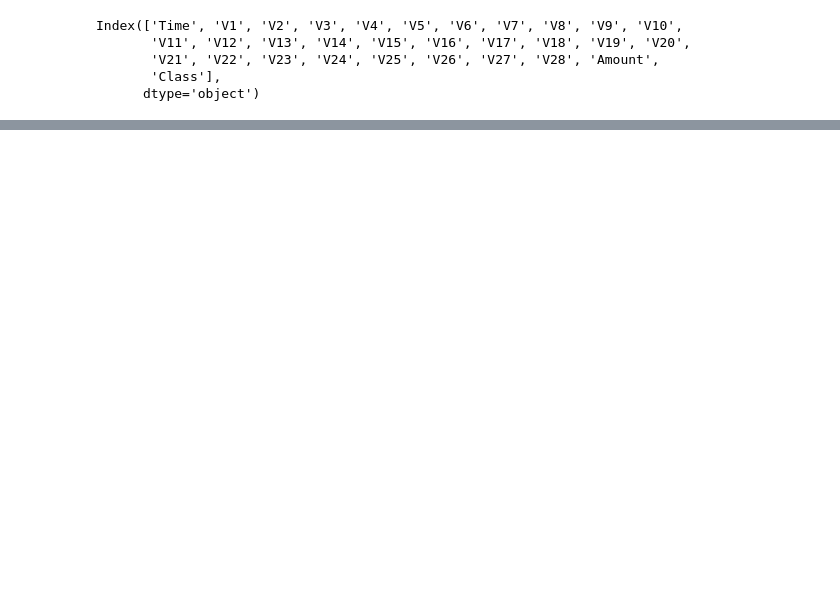
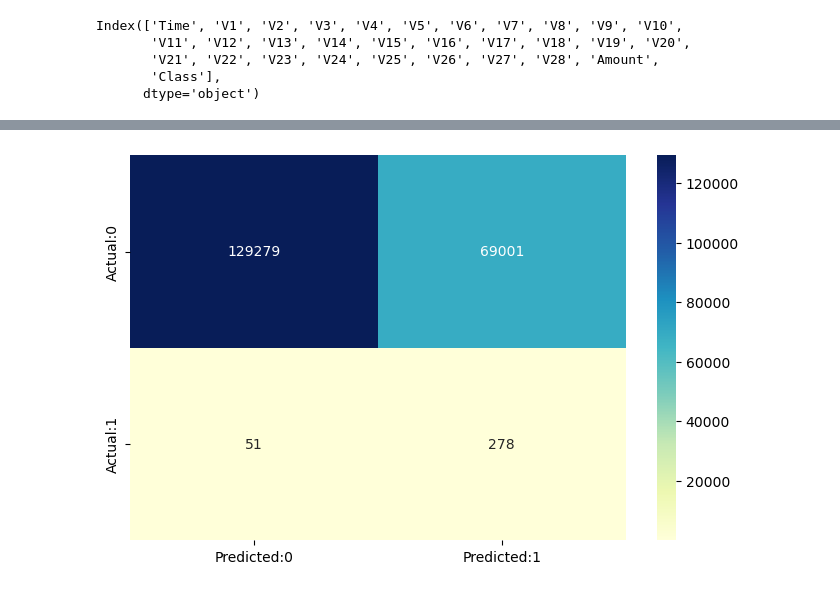
Before and after one commit to dawoodshahzad07/ML-Lab05, a Jupyter notebook: Lab05.ipynb, the cells around one changed output, grey strips where cells are left out. Cells and saved outputs as stored; diff of their text form; code cells hidden in the pictures; blank space fills up the shorter version.

```diff
--- a/Lab05.ipynb
+++ b/Lab05.ipynb
@@ -89,0 +187,17 @@ y=df['Class']
+# %%
+#giving full dataset
+x=df[['V1', 'V2', 'V3', 'V4', 'V5', 'V6', 'V7', 'V8', 'V9', 'V10',
+       'V11', 'V12', 'V13', 'V14', 'V15', 'V16', 'V17', 'V18', 'V19', 'V20',
+       'V21', 'V22', 'V23', 'V24', 'V25', 'V26', 'V27', 'V28', 'Amount']]
+y=df['Class']
+
+x_train,x_test,y_train,y_test=train_test_split(x,y,test_size=0.7,random_state=42)
+
+x_train_scaled=scalar.fit_transform(x_train)
+x_test_scaled=scalar.transform(x_test)
+
+lr.fit(x_train_scaled,y_train)
+
+predict=lr.predict(x_test)
+
+print(classification_report(y_test,predict))
@@ -89,0 +213,8 @@ y=df['Class']
+# %%
+from sklearn.metrics import confusion_matrix
+cm=confusion_matrix(y_test,predict)
+conf_matrix=pd.DataFrame(data=cm,columns=['Predicted:0','Predicted:1'],index=['Actual:0','Actual:1'])
+plt.figure(figsize = (8,5))
+sns.heatmap(conf_matrix, annot=True,fmt='d',cmap="YlGnBu");
+# %% [output]
+[figure, added]
```
Also changed, not shown: parts of 22 cells of this notebook.
